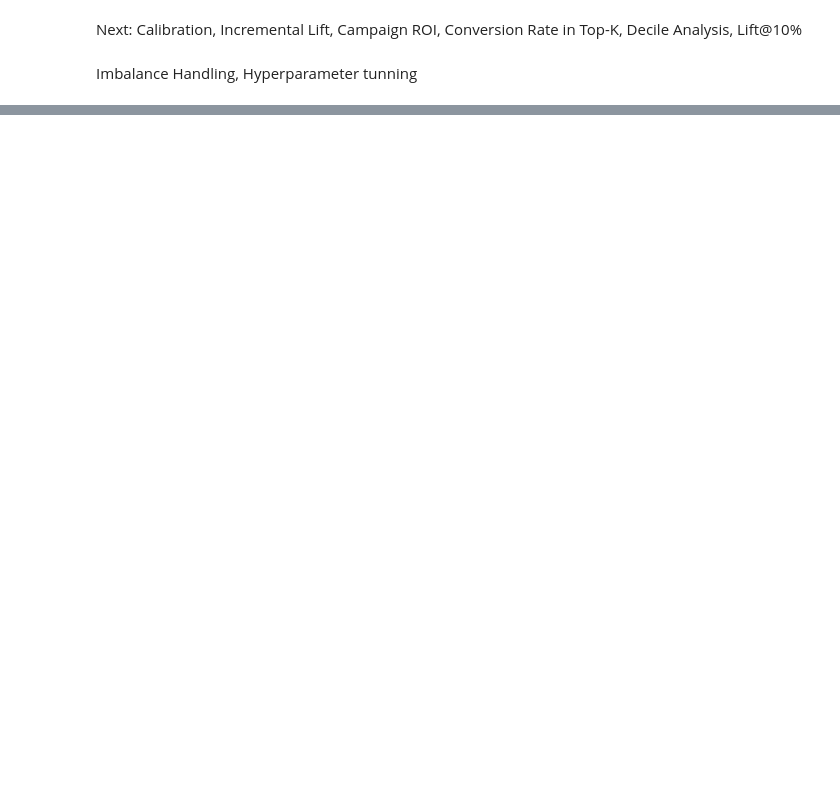
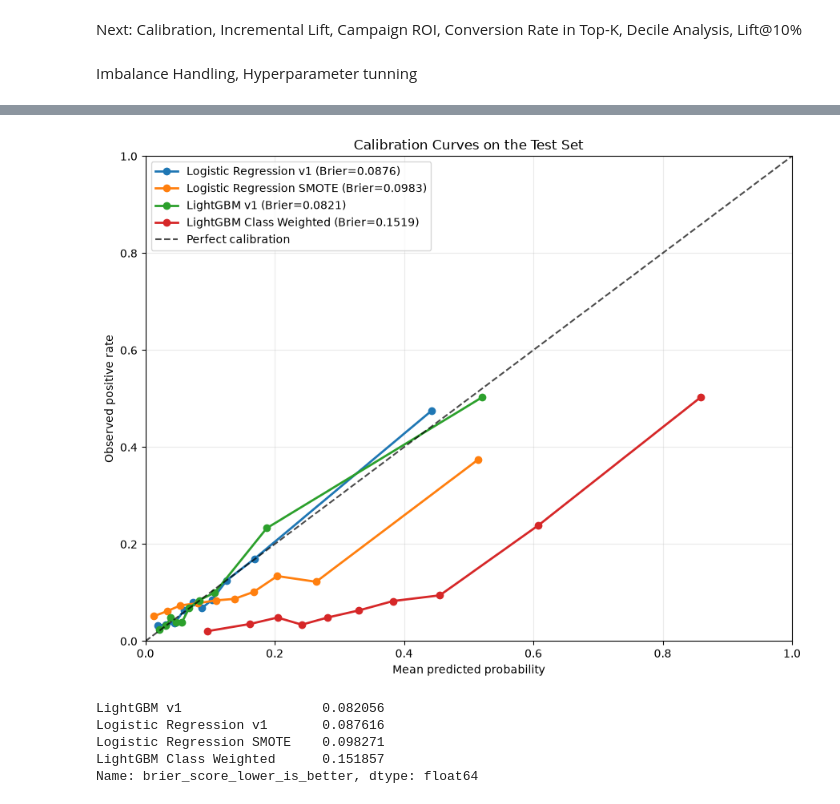
Before and after one commit to TrungNgT/Bank-marketing-Propensity-modelling, a Jupyter notebook: Bank-Marketing-Model-training.ipynb, the cells around one changed output, grey strips where cells are left out. Cells and saved outputs as stored; diff of their text form; code cells hidden in the pictures; blank space fills up the shorter version.

Commit message:
exp: train baseline model with SMOTE-style re-balancing and calibration investigate

```diff
--- a/Bank-Marketing-Model-training.ipynb
+++ b/Bank-Marketing-Model-training.ipynb
@@ -2,19 +2,19 @@
 import pandas as pd
 
 X_train_full = pd.read_csv(
-    "/content/X_train_full.csv"
+    "X_train_full.csv"
 )
 
 y_train_full = pd.read_csv(
-    "/content/y_train_full.csv"
+    "y_train_full.csv"
 ).squeeze()
 
 X_test = pd.read_csv(
-    "/content/X_test.csv"
+    "X_test.csv"
 )
 
 y_test = pd.read_csv(
-    "/content/y_test.csv"
+    "y_test.csv"
 ).squeeze()
 # %%
 split_info = {
@@ -267,3 +266,6 @@ Confusion Matrix:
   F1-Score: 0.3422
   ROC-AUC: 0.8034
   PR-AUC: 0.4429
+# %%
+for name, _ in models.items():
+    print(f"\n--- Model: {name} ---")
@@ -273,0 +663,50 @@ Imbalance Handling, Hyperparameter tunning
+# %%
+# Compare probability calibration for the four requested model variants.
+import matplotlib.pyplot as plt
+from sklearn.calibration import calibration_curve
+from sklearn.metrics import brier_score_loss
+
+calibration_models = {
+    "Logistic Regression v1": models["Logistic Regression"],
+    "Logistic Regression SMOTE": models["Logistic Regression SMOTE"],
+    "LightGBM v1": models["LightGBM"],
+    "LightGBM Class Weighted": models["LightGBM Class Weighted"],
+}
+
+calibration_scores = {}
+fig, ax = plt.subplots(figsize=(9, 7))
+
+for label, model in calibration_models.items():
+    y_probability = model.predict_proba(X_test_processed)[:, 1]
+    observed_rate, predicted_probability = calibration_curve(
+        y_test, y_probability, n_bins=10, strategy="quantile"
+    )
+    brier_score = brier_score_loss(y_test, y_probability)
+    calibration_scores[label] = brier_score
+    ax.plot(
+        predicted_probability, observed_rate, marker="o", linewidth=2,
+        label=f"{label} (Brier={brier_score:.4f})",
+    )
+
+# Reference only: points on this diagonal are perfectly calibrated.
+ax.plot([0, 1], [0, 1], linestyle="--", color="black", alpha=0.7, label="Perfect calibration")
+ax.set(
+    title="Calibration Curves on the Test Set",
+    xlabel="Mean predicted probability",
+    ylabel="Observed positive rate",
+    xlim=(0, 1),
+    ylim=(0, 1),
+)
+ax.grid(alpha=0.25)
+ax.legend(loc="upper left")
+plt.tight_layout()
+plt.show()
+
+pd.Series(calibration_scores, name="brier_score_lower_is_better").sort_values()
+# %% [output]
+[figure, added]
+LightGBM v1                  0.082056
+Logistic Regression v1       0.087616
+Logistic Regression SMOTE    0.098271
+LightGBM Class Weighted      0.151857
+Name: brier_score_lower_is_better, dtype: float64
```
Also changed, not shown: parts of 7 cells of this notebook, 2 other files.
